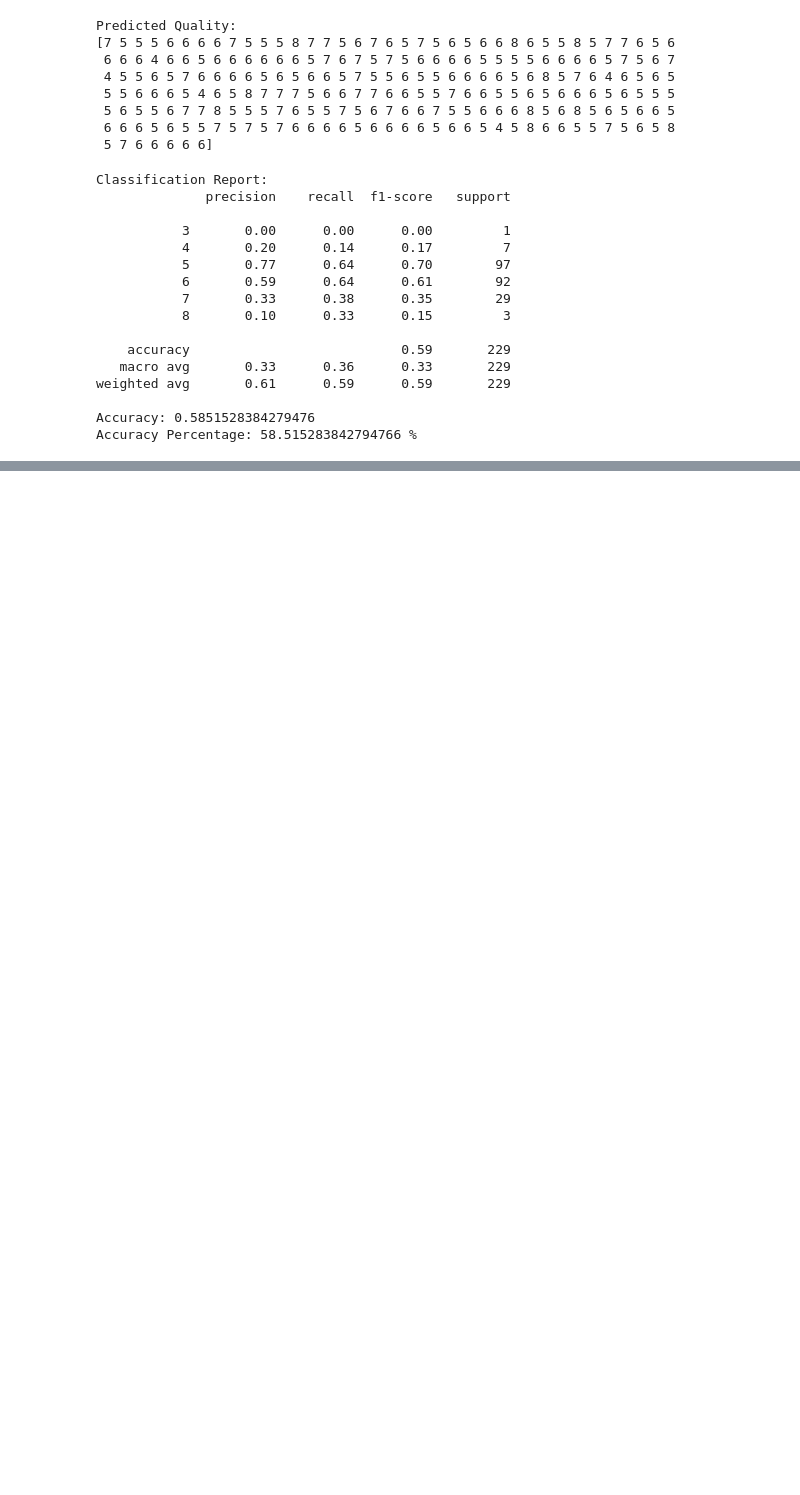
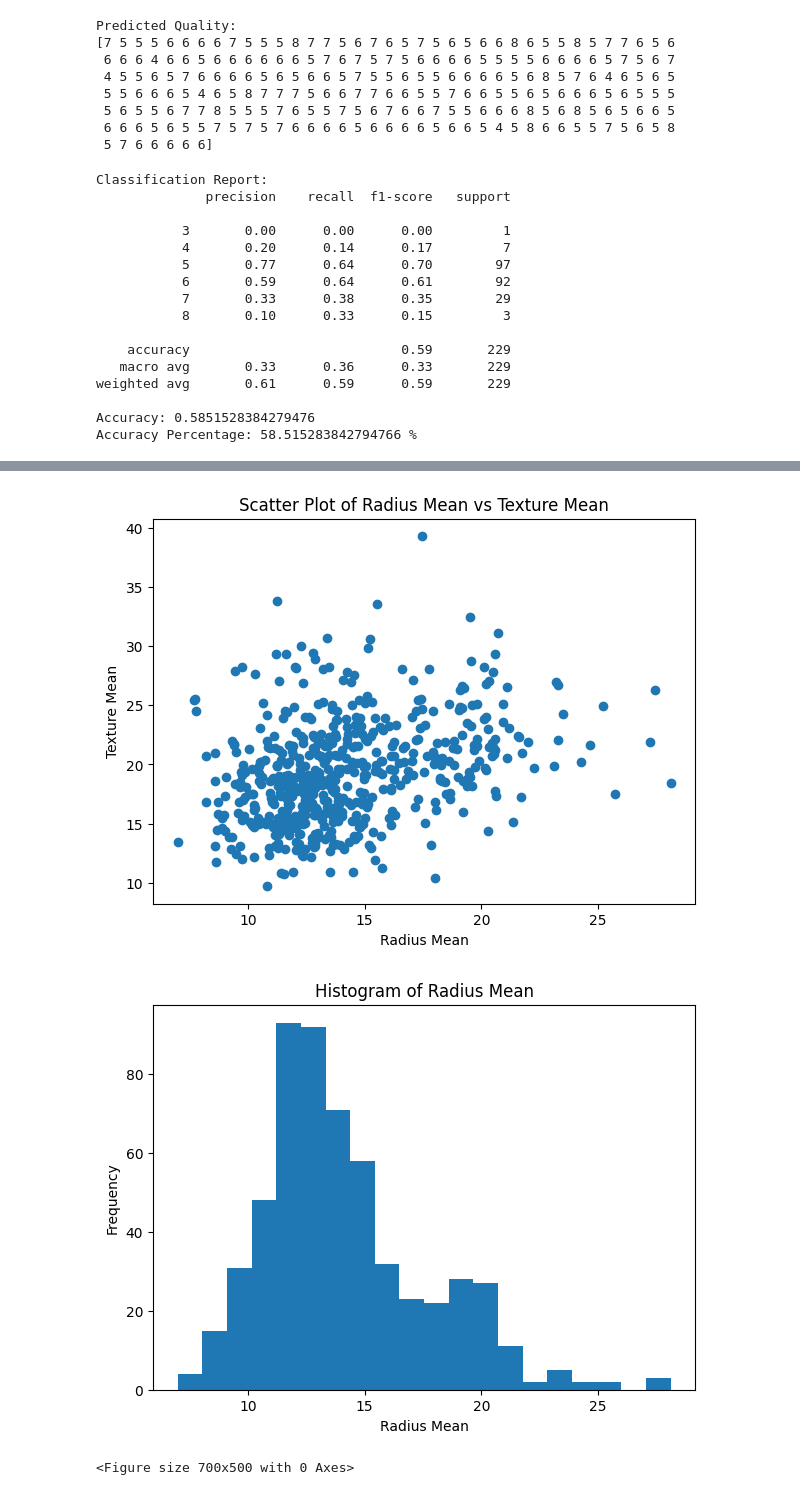
Before and after one commit to merryl-25/dsml, a Jupyter notebook: Untitled7.ipynb, the cells around one changed output, grey strips where cells are left out. Cells and saved outputs as stored; diff of their text form; code cells hidden in the pictures; blank space fills up the shorter version.

```diff
--- a/Untitled7.ipynb
+++ b/Untitled7.ipynb
@@ -926,0 +963,39 @@ Accuracy Percentage: 58.515283842794766 %
+# %%
+#2. Plot a scatter plot of radius_mean vs texture_mean, a histogram of
+#radius_mean, and a box plot of radius_mean by diagnosis.
+
+import pandas as pd
+import matplotlib.pyplot as plt
+
+
+df = pd.read_csv("/content/Cancer_Data - Cancer_Data.csv")
+
+
+plt.figure(figsize=(7, 5))
+plt.scatter(df["radius_mean"], df["texture_mean"])
+plt.xlabel("Radius Mean")
+plt.ylabel("Texture Mean")
+plt.title("Scatter Plot of Radius Mean vs Texture Mean")
+plt.show()
+
+
+plt.figure(figsize=(7, 5))
+plt.hist(df["radius_mean"], bins=20)
+plt.xlabel("Radius Mean")
+plt.ylabel("Frequency")
+plt.title("Histogram of Radius Mean")
+plt.show()
+
+
+
+plt.figure(figsize=(7, 5))
+df.boxplot(column="radius_mean", by="diagnosis")
+plt.xlabel("Diagnosis")
+plt.ylabel("Radius Mean")
+plt.title("Radius Mean by Diagnosis")
+plt.suptitle("")
+plt.show()
+# %% [output]
+[figure, added]
+[figure, added]
+<Figure size 700x500 with 0 Axes>
```
Also changed, not shown: parts of 4 cells of this notebook.
